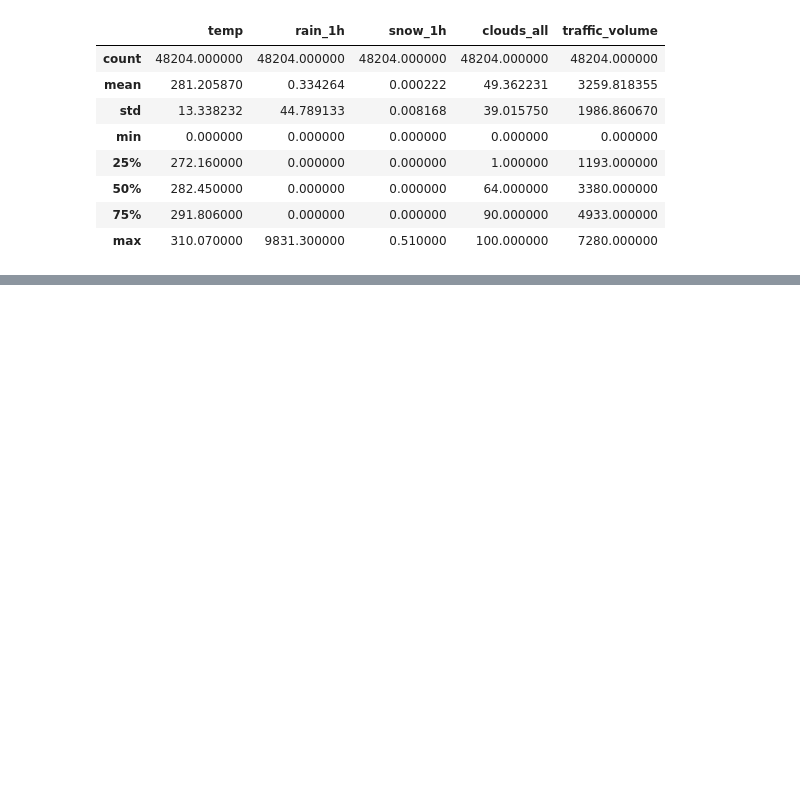
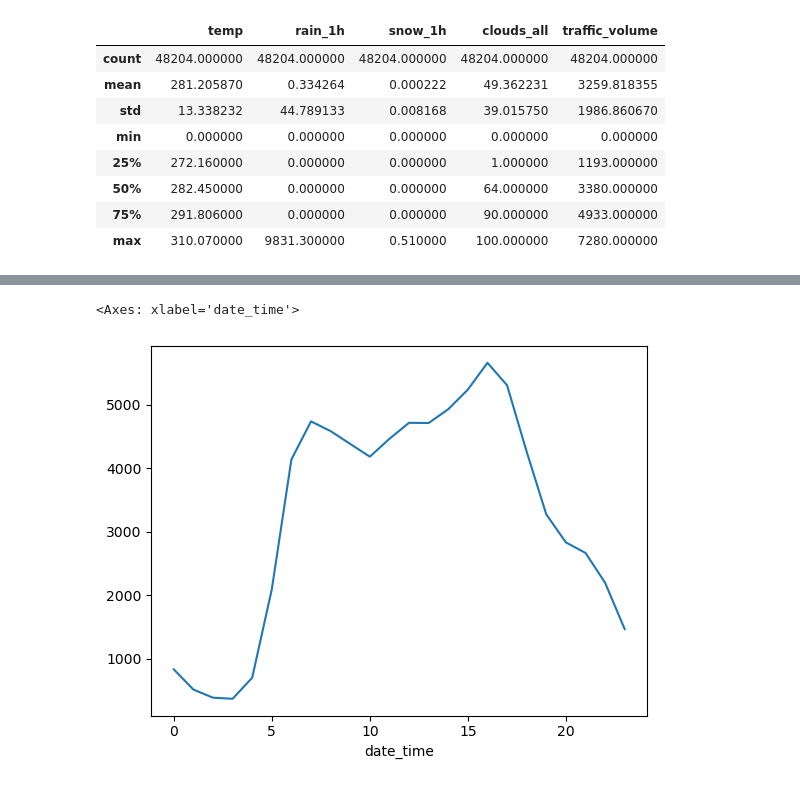
Before and after one commit to ajwilson79/traffic_volume_analysis, a Jupyter notebook: traffic_analysis.ipynb, the cells around one changed output, grey strips where cells are left out. Drawn from its saved outputs; the diff is of its cells as text; code cells hidden in the pictures; blank space fills up the shorter version.

```diff
--- a/traffic_analysis.ipynb
+++ b/traffic_analysis.ipynb
@@ -39,0 +60,3 @@ Traffic_Volume_df.describe()
+# %%
+Traffic_Volume_df['date_time'] = pd.to_datetime(Traffic_Volume_df['date_time'])
+Traffic_Volume_df.info()
@@ -59,3 +99,7 @@ Traffic_Volume_df.head()
 | 2 | NaN | 289.58 | 0.0 | 0.0 | 90 | Clouds | overcast clouds | 2012-10-02 11:00:00 | ... |
 | 3 | NaN | 290.13 | 0.0 | 0.0 | 90 | Clouds | overcast clouds | 2012-10-02 12:00:00 | ... |
 | 4 | NaN | 291.14 | 0.0 | 0.0 | 75 | Clouds | broken clouds | 2012-10-02 13:00:00 | ... |
+# %%
+# Set date_time column as index
+Traffic_Volume_df.set_index('date_time', inplace=True)
+Traffic_Volume_df.head()
@@ -61,0 +114,6 @@ Traffic_Volume_df.head()
+# %%
+
+Traffic_Volume_df['traffic_volume'].groupby(Traffic_Volume_df.index.hour).mean().plot()
+# %% [output]
+<Axes: xlabel='date_time'>
+[figure, added]
```
Also changed, not shown: parts of 13 cells of this notebook.
